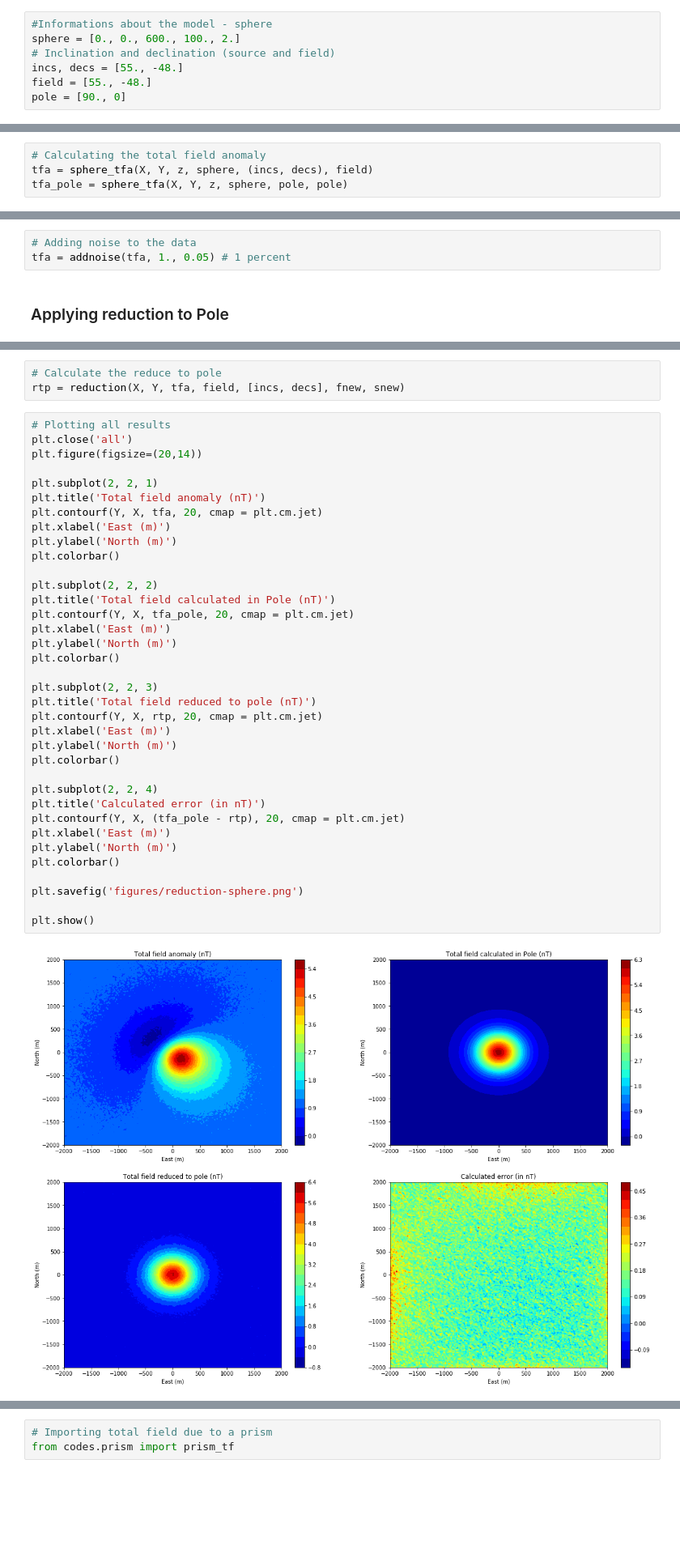
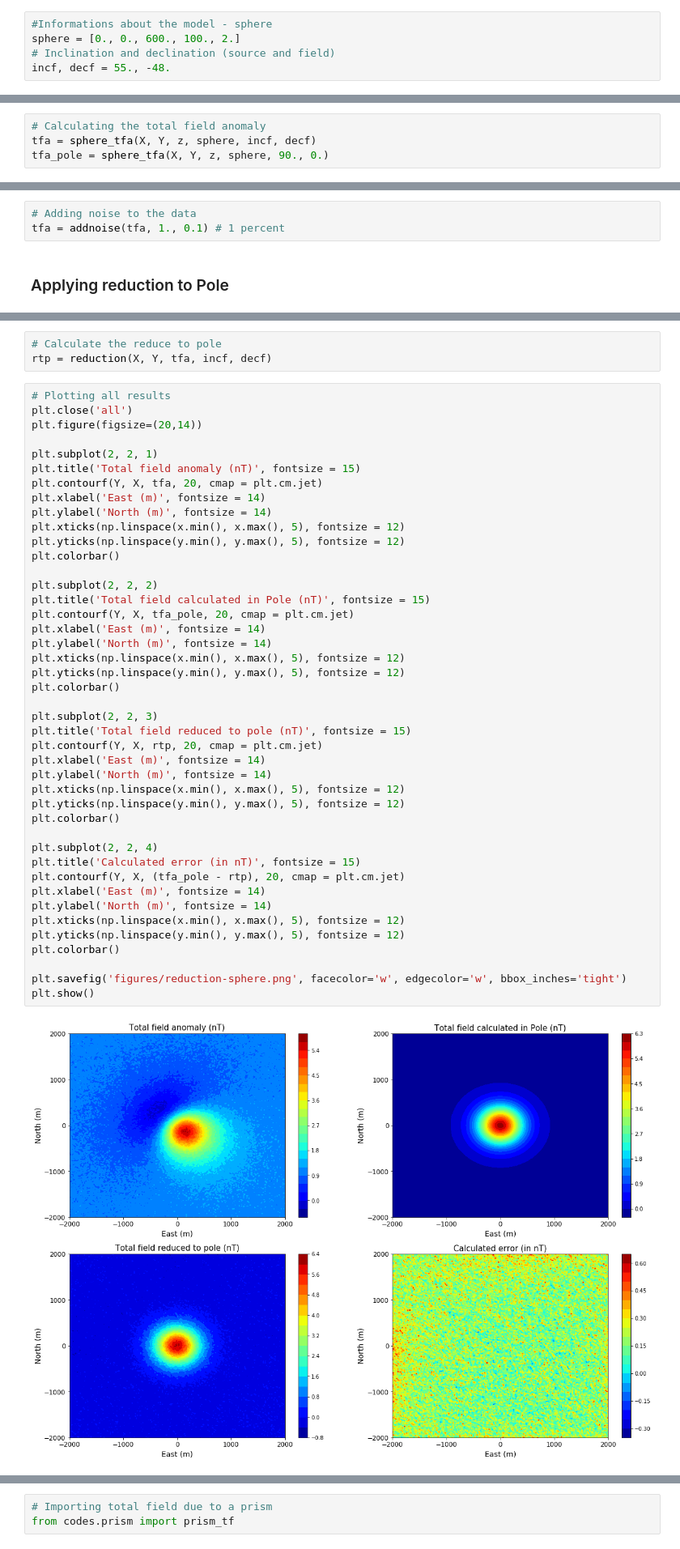
Before and after one commit to nelsondelimar/master, a Jupyter notebook: reduction.ipynb, the cells around one changed output, grey strips where cells are left out. Shown at 81% size. Drawn from its saved outputs; the diff is of its cells as text; blank space fills up the shorter version.

Commit message:
Reduction to Pole function is working

```diff
--- a/reduction.ipynb
+++ b/reduction.ipynb
@@ -29,9 +29,7 @@ X, Y = np.meshgrid(x, y)
 #Informations about the model - sphere
 sphere = [0., 0., 600., 100., 2.]
 # Inclination and declination (source and field)
-incs, decs = [55., -48.]
-field = [55., -48.]
-pole = [90., 0]
+incf, decf = 55., -48.
 # %%
 # Importing
 from codes.sphere import sphere_tfa
@@ -40,8 +38,8 @@ from codes.statistical import analysis
 from codes.filtering import reduction
 # %%
 # Calculating the total field anomaly
-tfa = sphere_tfa(X, Y, z, sphere, (incs, decs), field)
-tfa_pole = sphere_tfa(X, Y, z, sphere, pole, pole)
+tfa = sphere_tfa(X, Y, z, sphere, incf, decf)
+tfa_pole = sphere_tfa(X, Y, z, sphere, 90., 0.)
 # %%
 # Analyzing
 _ = analysis(tfa, 'nT')
@@ -53,5 +51,5 @@ Variation:  5.6913 nT
 # %%
 # Adding noise to the data
-tfa = addnoise(tfa, 1., 0.05) # 1 percent
+tfa = addnoise(tfa, 1., 0.1) # 1 percent
 # %% [markdown]
 ### Applying reduction to Pole
@@ -62,44 +56,51 @@ snew = [90., 0.]
 # %%
 # Calculate the reduce to pole
-rtp = reduction(X, Y, tfa, field, [incs, decs], fnew, snew)
+rtp = reduction(X, Y, tfa, incf, decf)
 # %%
 # Plotting all results
 plt.close('all')
 plt.figure(figsize=(20,14))
 
 plt.subplot(2, 2, 1)
-plt.title('Total field anomaly (nT)')
+plt.title('Total field anomaly (nT)', fontsize = 15)
 plt.contourf(Y, X, tfa, 20, cmap = plt.cm.jet)
-plt.xlabel('East (m)')
-plt.ylabel('North (m)')
+plt.xlabel('East (m)', fontsize = 14)
+plt.ylabel('North (m)', fontsize = 14)
+plt.xticks(np.linspace(x.min(), x.max(), 5), fontsize = 12)
+plt.yticks(np.linspace(y.min(), y.max(), 5), fontsize = 12)
 plt.colorbar()
 
 plt.subplot(2, 2, 2)
-plt.title('Total field calculated in Pole (nT)')
+plt.title('Total field calculated in Pole (nT)', fontsize = 15)
 plt.contourf(Y, X, tfa_pole, 20, cmap = plt.cm.jet)
-plt.xlabel('East (m)')
-plt.ylabel('North (m)')
+plt.xlabel('East (m)', fontsize = 14)
+plt.ylabel('North (m)', fontsize = 14)
+plt.xticks(np.linspace(x.min(), x.max(), 5), fontsize = 12)
+plt.yticks(np.linspace(y.min(), y.max(), 5), fontsize = 12)
 plt.colorbar()
 
 plt.subplot(2, 2, 3)
-plt.title('Total field reduced to pole (nT)')
+plt.title('Total field reduced to pole (nT)', fontsize = 15)
 plt.contourf(Y, X, rtp, 20, cmap = plt.cm.jet)
-plt.xlabel('East (m)')
-plt.ylabel('North (m)')
+plt.xlabel('East (m)', fontsize = 14)
+plt.ylabel('North (m)', fontsize = 14)
+plt.xticks(np.linspace(x.min(), x.max(), 5), fontsize = 12)
+plt.yticks(np.linspace(y.min(), y.max(), 5), fontsize = 12)
 plt.colorbar()
 
 plt.subplot(2, 2, 4)
-plt.title('Calculated error (in nT)')
+plt.title('Calculated error (in nT)', fontsize = 15)
 plt.contourf(Y, X, (tfa_pole - rtp), 20, cmap = plt.cm.jet)
-plt.xlabel('East (m)')
-plt.ylabel('North (m)')
+plt.xlabel('East (m)', fontsize = 14)
+plt.ylabel('North (m)', fontsize = 14)
+plt.xticks(np.linspace(x.min(), x.max(), 5), fontsize = 12)
+plt.yticks(np.linspace(y.min(), y.max(), 5), fontsize = 12)
 plt.colorbar()
 
-plt.savefig('figures/reduction-sphere.png')
-
+plt.savefig('figures/reduction-sphere.png', facecolor='w', edgecolor='w', bbox_inches='tight')
 plt.show()
 # %% [output]
-[figure, old version]
+[figure, new version]
 # %%
 #Informations about the model - prism
 prism = [-500., 500., -500., 500., 1000., 1500., 1.]
```
Also changed, not shown: parts of 8 cells of this notebook.
